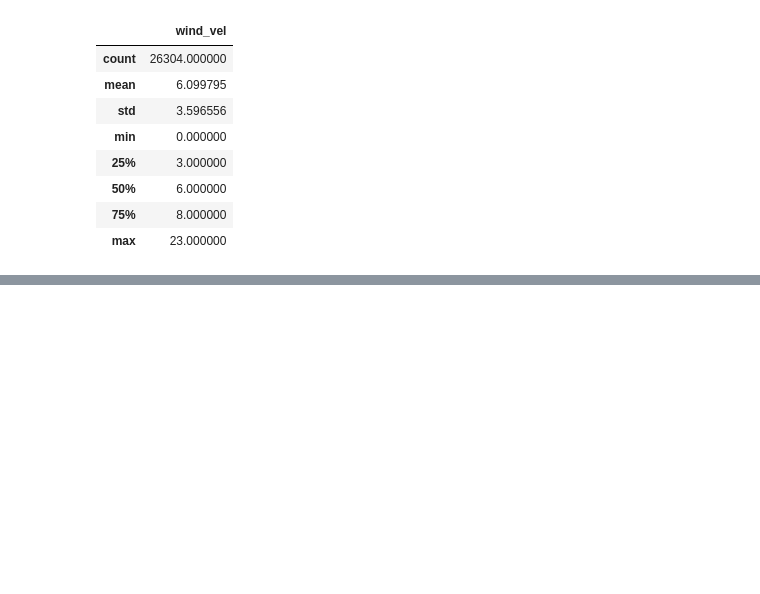
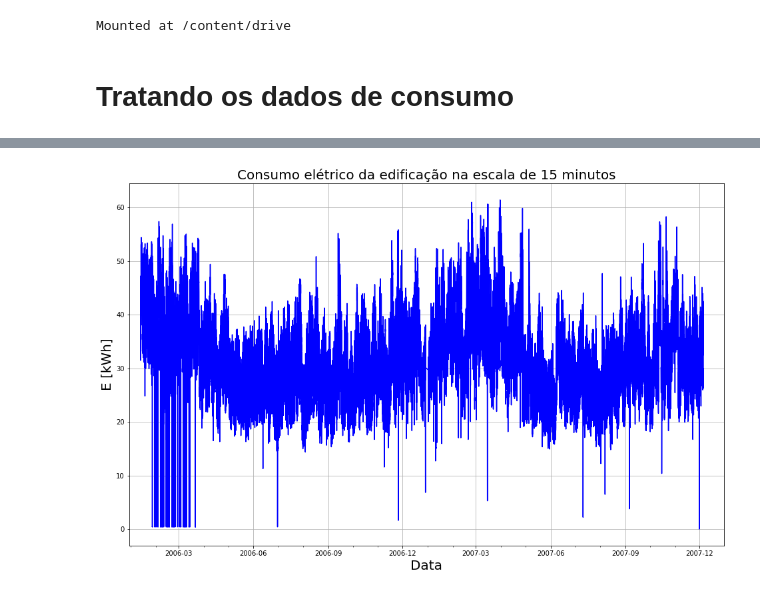
Before and after one commit to vitoramr/Energy_consumption_forecasting, a Jupyter notebook: forecast_model.ipynb, the cells around one changed output, grey strips where cells are left out. Cells and saved outputs as stored; diff of their text form; code cells hidden in the pictures; blank space fills up the shorter version.

```diff
--- a/forecast_model.ipynb
+++ b/forecast_model.ipynb
@@ -53,12 +1,6 @@ memory usage: 616.5+ KB
-# %%
-df_wind.describe()
-# %% [output]
-|  | wind_vel |
-| count | 26304.000000 |
-| mean | 6.099795 |
-| std | 3.596556 |
-| min | 0.000000 |
-| 25% | 3.000000 |
-| 50% | 6.000000 |
-| 75% | 8.000000 |
-| max | 23.000000 |
+# %%
+# Entrando no drive
+from google.colab import drive
+drive.mount('/content/drive')
+# %% [output]
+Mounted at /content/drive
@@ -64,0 +36,49 @@ df_wind.describe()
+# %%
+# Importing all climate data
+DATA_PATH = '/content/drive/MyDrive/TCC/Programa/Energy_consumption_forecasting/data/treated/csv'
+
+df_humid_1h = pd.read_csv(os.path.join(DATA_PATH, 'humidity.csv'), index_col='date', parse_dates = ['date'])
+df_pres_1h = pd.read_csv(os.path.join(DATA_PATH, 'pressure.csv'), index_col='date', parse_dates = ['date'])
+df_rad_1d = pd.read_csv(os.path.join(DATA_PATH, 'radiation.csv'), index_col='date', parse_dates = ['date'])
+df_wind_1h = pd.read_csv(os.path.join(DATA_PATH, 'wind.csv'), index_col='date', parse_dates = ['date'])
+df_wet_temp_1h = pd.read_csv(os.path.join(DATA_PATH, 'wet_temperature.csv'), index_col='date', parse_dates = ['date'])
+df_dry_temp_1h = pd.read_csv(os.path.join(DATA_PATH, 'dry_temperature.csv'), index_col='date', parse_dates = ['date'])
+df_electric_15m = pd.read_csv(os.path.join(DATA_PATH, 'electric_consumption.csv'), index_col='date', parse_dates = ['date'])
+# %% [markdown]
+# Tratando os dados de consumo
+# %%
+# Plotando o consumo elétrico da edificação
+start_date = df_electric_15m.index.min()
+end_date = df_electric_15m.index.max()
+
+# Setting the plot
+print("Start date: ", start_date)
+print("End date:   ", end_date)
+
+fig, ax = plt.subplots(figsize=(16, 10))
+
+# Major ticks every 3 months.
+fmt_3_months = mdates.MonthLocator(interval=3)
+ax.xaxis.set_major_locator(fmt_3_months)
+
+# Minor ticks every month.
+fmt_month = mdates.MonthLocator()
+ax.xaxis.set_minor_locator(fmt_month)
+
+# Text in the x axis will be displayed in 'YYYY-mm' format.
+ax.xaxis.set_major_formatter(mdates.DateFormatter('%Y-%m'))
+
+# Set x limits to nearest months.
+datemin = start_date - timedelta(days=start_date.day + 1)
+datemax = end_date + timedelta(days=30 - end_date.day)
+ax.set_xlim(datemin, datemax)
+
+# Plotting data
+ax.plot(df_electric_15m.index, df_electric_15m['ep_kwh'], color='blue')
+ax.set_xlabel("Data",fontsize=20)
+ax.set_ylabel("E [kWh]",fontsize=20)
+ax.set_title("Consumo elétrico da edificação na escala de 15 minutos", fontsize=20)
+
+ax.grid(True)
+plt.show()
+# %% [output]
@@ -64,0 +87 @@ df_wind.describe()
+[figure, added]
```
Also changed, not shown: parts of 30 cells of this notebook, 1 other file.
